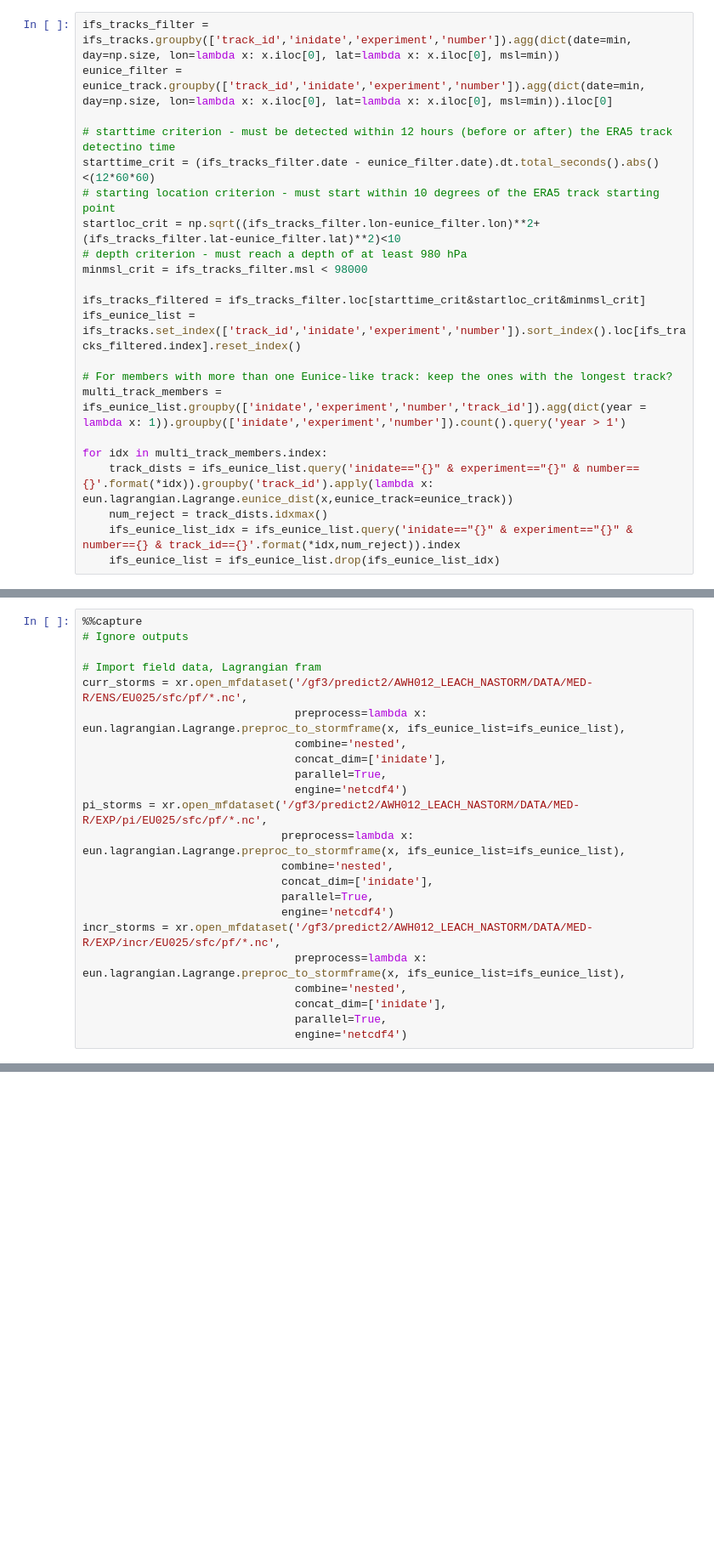
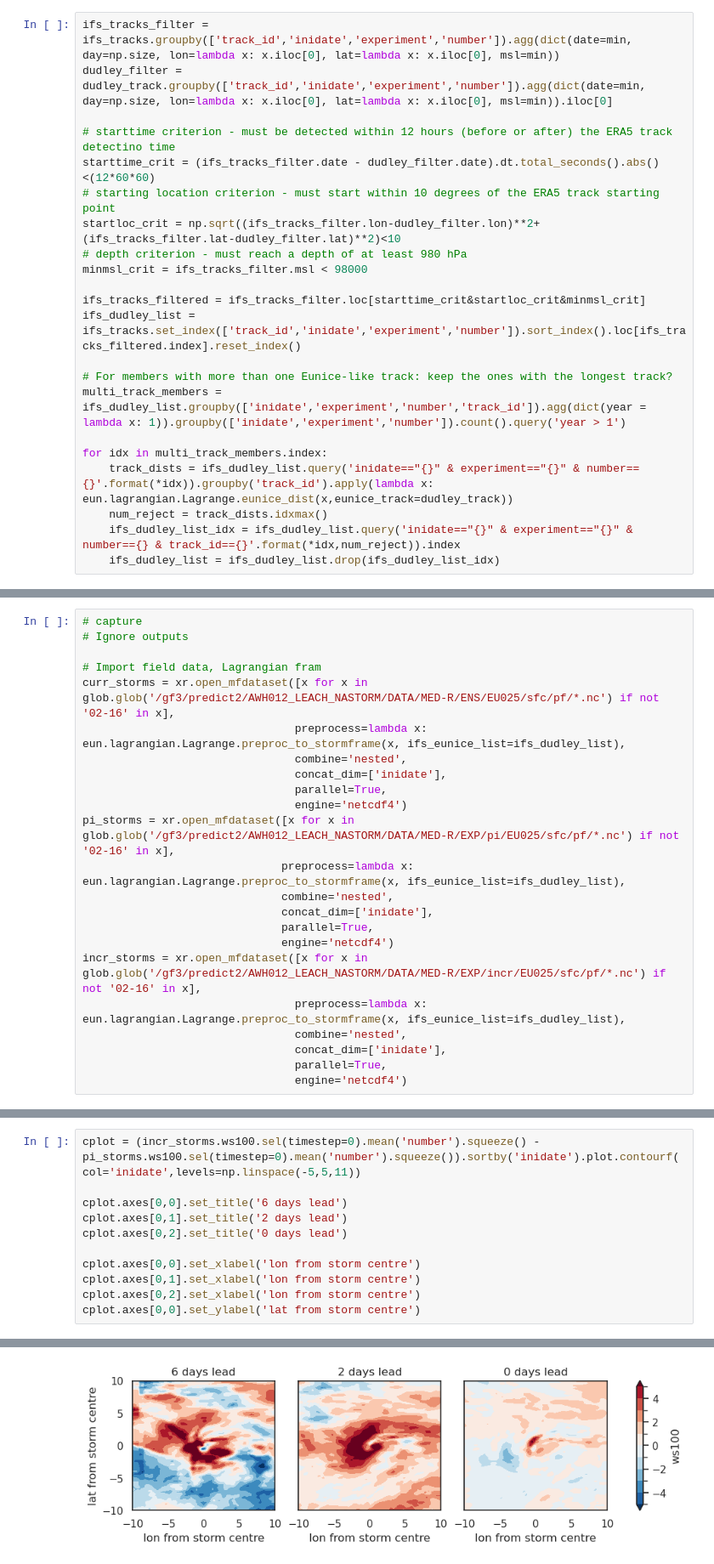
Before and after one commit to deviterra/storm_dudley, a Jupyter notebook: file/03_langrangian_composites.ipynb, the cells around one changed output, grey strips where cells are left out. Shown at 85% size. Cells and saved outputs as stored; diff of their text form; blank space fills up the shorter version.

```diff
--- a/file/03_langrangian_composites.ipynb
+++ b/file/03_langrangian_composites.ipynb
@@ -53,24 +71,24 @@ eunice_track = era_track.query('track_id==5')
 # %%
 ifs_tracks_filter = ifs_tracks.groupby(['track_id','inidate','experiment','number']).agg(dict(date=min, day=np.size, lon=lambda x: x.iloc[0], lat=lambda x: x.iloc[0], msl=min))
-eunice_filter = eunice_track.groupby(['track_id','inidate','experiment','number']).agg(dict(date=min, day=np.size, lon=lambda x: x.iloc[0], lat=lambda x: x.iloc[0], msl=min)).iloc[0]
+dudley_filter = dudley_track.groupby(['track_id','inidate','experiment','number']).agg(dict(date=min, day=np.size, lon=lambda x: x.iloc[0], lat=lambda x: x.iloc[0], msl=min)).iloc[0]
 
 # starttime criterion - must be detected within 12 hours (before or after) the ERA5 track detectino time
-starttime_crit = (ifs_tracks_filter.date - eunice_filter.date).dt.total_seconds().abs()<(12*60*60)
+starttime_crit = (ifs_tracks_filter.date - dudley_filter.date).dt.total_seconds().abs()<(12*60*60)
 # starting location criterion - must start within 10 degrees of the ERA5 track starting point
-startloc_crit = np.sqrt((ifs_tracks_filter.lon-eunice_filter.lon)**2+(ifs_tracks_filter.lat-eunice_filter.lat)**2)<10
+startloc_crit = np.sqrt((ifs_tracks_filter.lon-dudley_filter.lon)**2+(ifs_tracks_filter.lat-dudley_filter.lat)**2)<10
 # depth criterion - must reach a depth of at least 980 hPa
 minmsl_crit = ifs_tracks_filter.msl < 98000
 
 ifs_tracks_filtered = ifs_tracks_filter.loc[starttime_crit&startloc_crit&minmsl_crit]
-ifs_eunice_list = ifs_tracks.set_index(['track_id','inidate','experiment','number']).sort_index().loc[ifs_tracks_filtered.index].reset_index()
+ifs_dudley_list = ifs_tracks.set_index(['track_id','inidate','experiment','number']).sort_index().loc[ifs_tracks_filtered.index].reset_index()
 
 # For members with more than one Eunice-like track: keep the ones with the longest track?
-multi_track_members = ifs_eunice_list.groupby(['inidate','experiment','number','track_id']).agg(dict(year = lambda x: 1)).groupby(['inidate','experiment','number']).count().query('year > 1')
+multi_track_members = ifs_dudley_list.groupby(['inidate','experiment','number','track_id']).agg(dict(year = lambda x: 1)).groupby(['inidate','experiment','number']).count().query('year > 1')
 
 for idx in multi_track_members.index:
-    track_dists = ifs_eunice_list.query('inidate=="{}" & experiment=="{}" & number=={}'.format(*idx)).groupby('track_id').apply(lambda x: eun.lagrangian.Lagrange.eunice_dist(x,eunice_track=eunice_track))
+    track_dists = ifs_dudley_list.query('inidate=="{}" & experiment=="{}" & number=={}'.format(*idx)).groupby('track_id').apply(lambda x: eun.lagrangian.Lagrange.eunice_dist(x,eunice_track=dudley_track))
     num_reject = track_dists.idxmax()
-    ifs_eunice_list_idx = ifs_eunice_list.query('inidate=="{}" & experiment=="{}" & number=={} & track_id=={}'.format(*idx,num_reject)).index
-    ifs_eunice_list = ifs_eunice_list.drop(ifs_eunice_list_idx)
+    ifs_dudley_list_idx = ifs_dudley_list.query('inidate=="{}" & experiment=="{}" & number=={} & track_id=={}'.format(*idx,num_reject)).index
+    ifs_dudley_list = ifs_dudley_list.drop(ifs_dudley_list_idx)
 # %%
 ERA5_tracks = pd.read_hdf('/gf3/predict2/AWH012_LEACH_NASTORM/DATA/postproc/tracks/ERA5/EU025/sfc/2022.h5')
@@ -102,22 +178,22 @@ ERA5_tracks.groupby(['uid']).describe()
 # %%
-%%capture
+# capture
 # Ignore outputs
 
 # Import field data, Lagrangian fram
-curr_storms = xr.open_mfdataset('/gf3/predict2/AWH012_LEACH_NASTORM/DATA/MED-R/ENS/EU025/sfc/pf/*.nc',
-                                preprocess=lambda x: eun.lagrangian.Lagrange.preproc_to_stormframe(x, ifs_eunice_list=ifs_eunice_list),
+curr_storms = xr.open_mfdataset([x for x in glob.glob('/gf3/predict2/AWH012_LEACH_NASTORM/DATA/MED-R/ENS/EU025/sfc/pf/*.nc') if not '02-16' in x],
+                                preprocess=lambda x: eun.lagrangian.Lagrange.preproc_to_stormframe(x, ifs_eunice_list=ifs_dudley_list),
                                 combine='nested',
                                 concat_dim=['inidate'],
                                 parallel=True,
                                 engine='netcdf4')
-pi_storms = xr.open_mfdataset('/gf3/predict2/AWH012_LEACH_NASTORM/DATA/MED-R/EXP/pi/EU025/sfc/pf/*.nc',
-                              preprocess=lambda x: eun.lagrangian.Lagrange.preproc_to_stormframe(x, ifs_eunice_list=ifs_eunice_list),
+pi_storms = xr.open_mfdataset([x for x in glob.glob('/gf3/predict2/AWH012_LEACH_NASTORM/DATA/MED-R/EXP/pi/EU025/sfc/pf/*.nc') if not '02-16' in x],
+                              preprocess=lambda x: eun.lagrangian.Lagrange.preproc_to_stormframe(x, ifs_eunice_list=ifs_dudley_list),
                               combine='nested',
                               concat_dim=['inidate'],
                               parallel=True,
                               engine='netcdf4')
-incr_storms = xr.open_mfdataset('/gf3/predict2/AWH012_LEACH_NASTORM/DATA/MED-R/EXP/incr/EU025/sfc/pf/*.nc',
-                                preprocess=lambda x: eun.lagrangian.Lagrange.preproc_to_stormframe(x, ifs_eunice_list=ifs_eunice_list),
+incr_storms = xr.open_mfdataset([x for x in glob.glob('/gf3/predict2/AWH012_LEACH_NASTORM/DATA/MED-R/EXP/incr/EU025/sfc/pf/*.nc') if not '02-16' in x],
+                                preprocess=lambda x: eun.lagrangian.Lagrange.preproc_to_stormframe(x, ifs_eunice_list=ifs_dudley_list),
                                 combine='nested',
                                 concat_dim=['inidate'],
                                 parallel=True,
@@ -124,0 +224,12 @@ incr_storms = xr.open_mfdataset('/gf3/predict2/AWH012_LEACH_NASTORM/DATA/MED-R/E
+# %%
+cplot = (incr_storms.ws100.sel(timestep=0).mean('number').squeeze() - pi_storms.ws100.sel(timestep=0).mean('number').squeeze()).sortby('inidate').plot.contourf(col='inidate',levels=np.linspace(-5,5,11))
+
+cplot.axes[0,0].set_title('6 days lead')
+cplot.axes[0,1].set_title('2 days lead')
+cplot.axes[0,2].set_title('0 days lead')
+
+cplot.axes[0,0].set_xlabel('lon from storm centre')
+cplot.axes[0,1].set_xlabel('lon from storm centre')
+cplot.axes[0,2].set_xlabel('lon from storm centre')
+cplot.axes[0,0].set_ylabel('lat from storm centre')
+# %% [output]
@@ -124,0 +237 @@ incr_storms = xr.open_mfdataset('/gf3/predict2/AWH012_LEACH_NASTORM/DATA/MED-R/E
+[figure, added]
```
Also changed, not shown: parts of 17 cells of this notebook, 32 other files.
